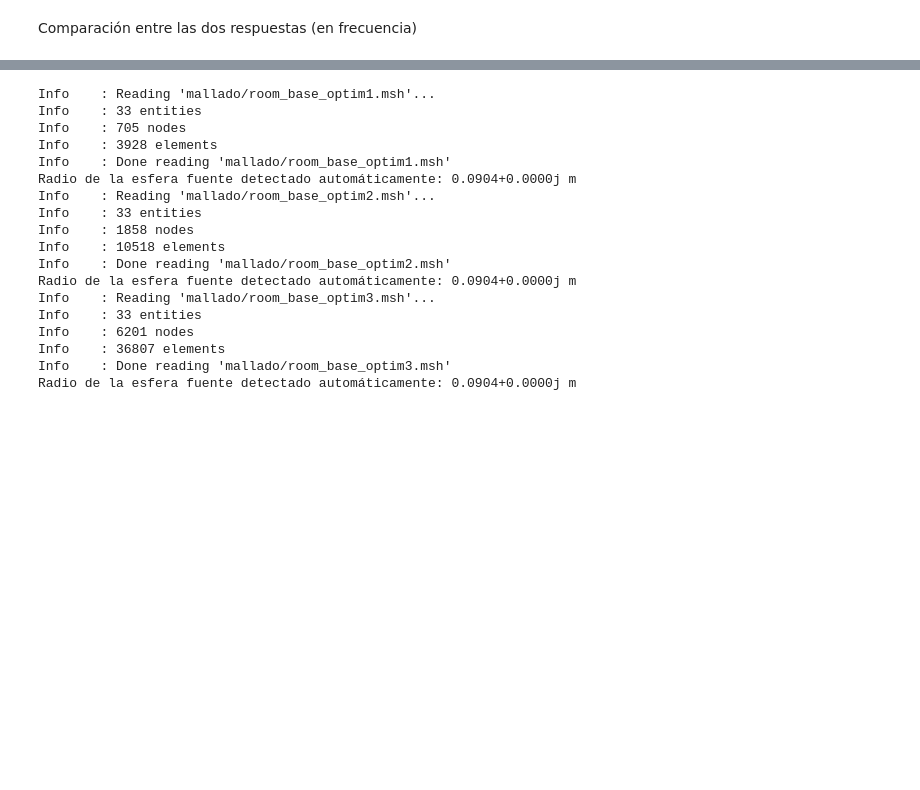
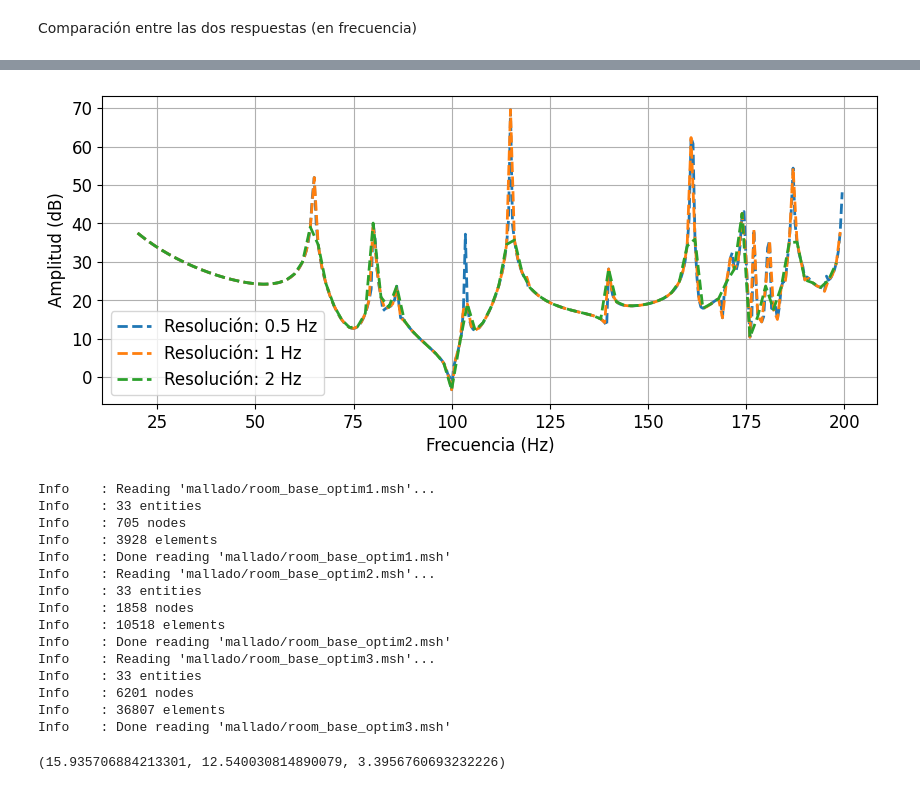
Before and after one commit to MatiasDiBernardo/Acoustic-Modal-Response-Optimizer, a Jupyter notebook: notebooks/random_optim_test_sala1_res.ipynb, the cells around one changed output, grey strips where cells are left out. Drawn from its saved outputs; the diff is of its cells as text; code cells hidden in the pictures; blank space fills up the shorter version.

```diff
--- a/notebooks/random_optim_test_sala1_res.ipynb
+++ b/notebooks/random_optim_test_sala1_res.ipynb
@@ -136,6 +136,6 @@ Ahora se compara la mejor sala evaluada con resolución de 1 Hz
 # %%
 from complex_outline_optim import solve_complex_geom
 
-merit_res, mag_res = solve_complex_geom(Lx/100, Ly/100, Lz/100, Dx/100, Dy/100, source_position, receptor_position, rooms[idx_best_room])
+merit_res, mag_res = solve_complex_geom(Lx/100, Ly/100, best_Z, Dx/100, Dy/100, source_position, receptor_position, rooms[idx_best_room])
 merit_res
 # %% [output]
@@ -145,2 +158,5 @@ NameError: name 'Lx' is not defined
 # %% [markdown]
 Comparación entre las dos respuestas (en frecuencia)
+# %%
+merit_res_05, mag_res_05 = solve_complex_geom(Lx/100, Ly/100, best_Z, Dx/100, Dy/100, source_position, receptor_position, rooms[idx_best_room], res_freq=0.5)
+merit_res_05
@@ -147,27 +180,35 @@ Comparación entre las dos respuestas (en frecuencia)
+# %%
+from plots.graph_mag_response import mag_response_comparison
+
+freqs = np.arange(20, 200, 1)
+freqs2 = np.arange(20, 200, 0.5)
+mags = [(freqs2, mag_res_05, "Resolución: 0.5 Hz"), (freqs, mag_res, "Resolución: 1 Hz"), (f_tot, best_room_mag, "Resolución: 2 Hz")]
+mag_response_comparison(mags)
+# %% [output]
+[figure, added]
 # %%
 from complex_outline_optim import calculate_initial
 
 merit_0, mag0 = calculate_initial(Lx/100, Ly/100, Lz/100, source_position, receptor_position)
 freq_base = np.arange(20, 200, 1)
+merit_0
 # %% [output]
 Info    : Reading 'mallado/room_base_optim1.msh'...
 Info    : 33 entities
 Info    : 705 nodes
 Info    : 3928 elements
 Info    : Done reading 'mallado/room_base_optim1.msh'
-Radio de la esfera fuente detectado automáticamente: 0.0904+0.0000j m
 Info    : Reading 'mallado/room_base_optim2.msh'...
 Info    : 33 entities
 Info    : 1858 nodes
 Info    : 10518 elements
 Info    : Done reading 'mallado/room_base_optim2.msh'
-Radio de la esfera fuente detectado automáticamente: 0.0904+0.0000j m
 Info    : Reading 'mallado/room_base_optim3.msh'...
 Info    : 33 entities
 Info    : 6201 nodes
 Info    : 36807 elements
 Info    : Done reading 'mallado/room_base_optim3.msh'
-Radio de la esfera fuente detectado automáticamente: 0.0904+0.0000j m
+(15.935706884213301, 12.540030814890079, 3.3956760693232226)
 # %%
 from plots.graph_mag_response import mag_response_comparison
 
```
Also changed, not shown: parts of 8 cells of this notebook, 4 other files.
